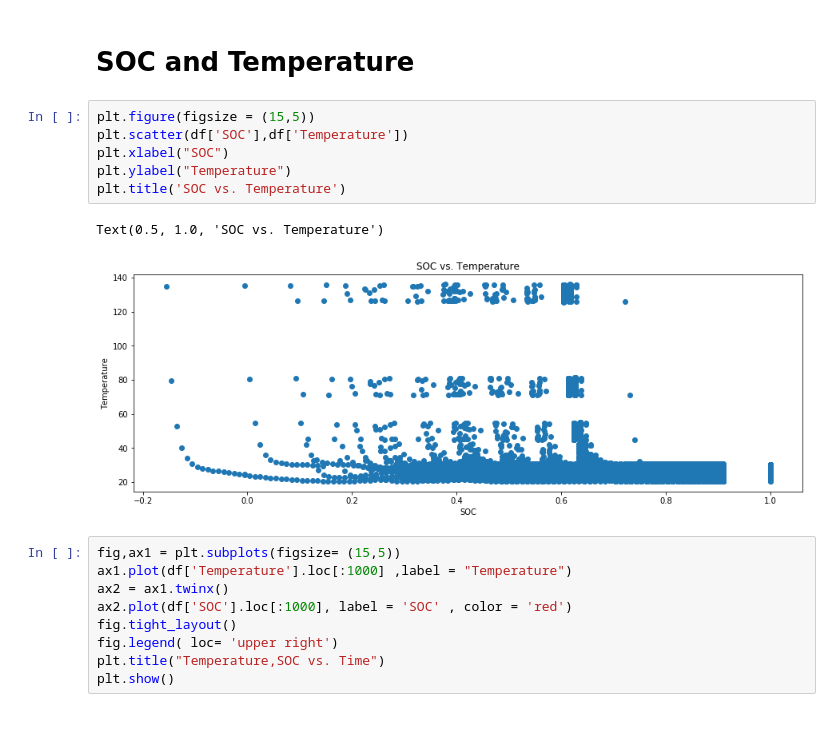
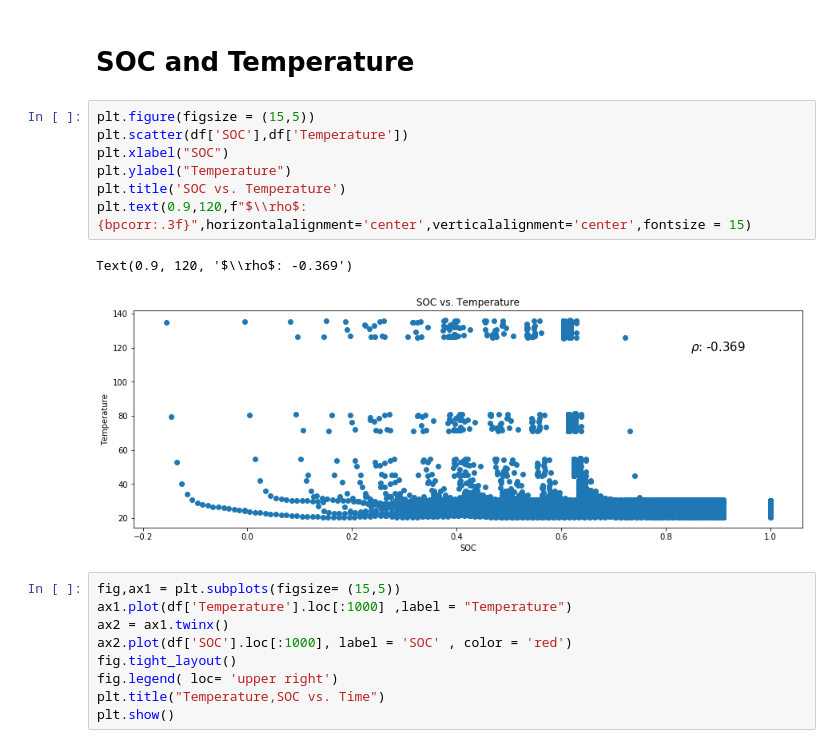
Before and after one commit to Gagan-RA/Data-Analysis, a Jupyter notebook: EDA _Battery/EDA.ipynb, the cells around one changed output. Cells and saved outputs as stored; diff of their text form.

```diff
--- a/EDA _Battery/EDA.ipynb
+++ b/EDA _Battery/EDA.ipynb
@@ -141,12 +143,13 @@ Spearman's coeff :-1.000
 # %%
 plt.figure(figsize = (15,5))
 plt.scatter(df['SOC'],df['Temperature'])
 plt.xlabel("SOC")
 plt.ylabel("Temperature")
 plt.title('SOC vs. Temperature')
+plt.text(0.9,120,f"$\\rho$: {bpcorr:.3f}",horizontalalignment='center',verticalalignment='center',fontsize = 15)
 # %% [output]
-Text(0.5, 1.0, 'SOC vs. Temperature')
+Text(0.9, 120, '$\\rho$: -0.369')
-[figure, old version]
+[figure, new version]
 # %%
 fig,ax1 = plt.subplots(figsize= (15,5))
 ax1.plot(df['Temperature'].loc[:1000] ,label = "Temperature")
```
Also changed, not shown: parts of 2 cells of this notebook.
